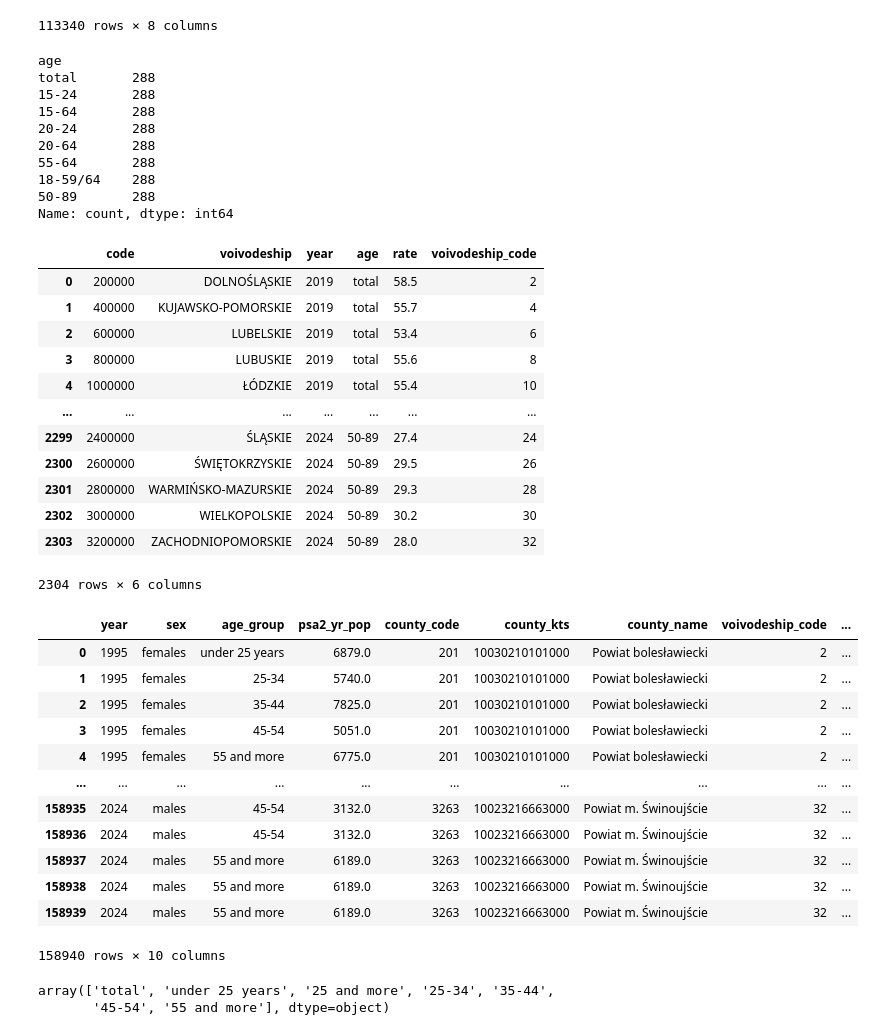
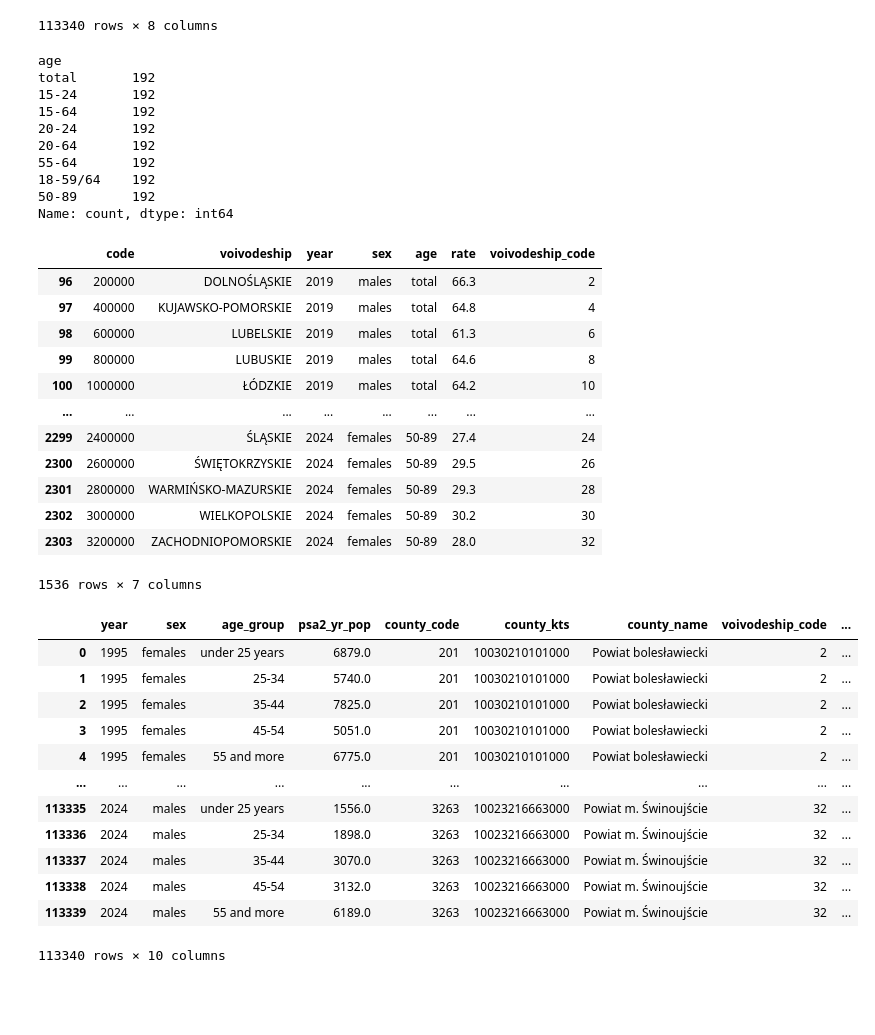
Before and after one commit to harrisonluff/Group_Project_Y3, a Jupyter notebook: notebooks/analysis/03_01_population_outcome.ipynb, the cells around one changed output. Saved outputs shown, nothing was run; the diff lists cells and outputs as text; code cells hidden in the pictures; blank space fills up the shorter version.

```diff
--- a/notebooks/analysis/03_01_population_outcome.ipynb
+++ b/notebooks/analysis/03_01_population_outcome.ipynb
@@ -1074,6 +1076,7 @@ psa_option4
 # %%
 p4437 = pd.read_csv(repo_root / "cleaned/03_01_outcome_data/lfs_vo_activity_rate_sex_age_p4437.csv", index_col=0)
 
+p4437 = p4437[~(p4437["sex"]=="total")]
 p4437["voivodeship_code"] = p4437["code"].apply(lambda x: int(str(x)[:-5]))
 
 p4437.age.value_counts()
@@ -1083,68 +1086,62 @@ p4437.age.value_counts()
 # Macth 50-89 to 55 and more
 # %% [output]
 age
-total       288
-15-24       288
-15-64       288
-20-24       288
-20-64       288
-55-64       288
-18-59/64    288
-50-89       288
+total       192
+15-24       192
+15-64       192
+20-24       192
+20-64       192
+55-64       192
+18-59/64    192
+50-89       192
 Name: count, dtype: int64
 # %%
 p4437
 # %% [output]
-|  | code | voivodeship | year | age | rate | voivodeship_code |
-| 0 | 200000 | DOLNOŚLĄSKIE | 2019 | total | 58.5 | 2 |
-| 1 | 400000 | KUJAWSKO-POMORSKIE | 2019 | total | 55.7 | 4 |
-| 2 | 600000 | LUBELSKIE | 2019 | total | 53.4 | 6 |
-| 3 | 800000 | LUBUSKIE | 2019 | total | 55.6 | 8 |
-| 4 | 1000000 | ŁÓDZKIE | 2019 | total | 55.4 | 10 |
-| ... | ... | ... | ... | ... | ... | ... |
-| 2299 | 2400000 | ŚLĄSKIE | 2024 | 50-89 | 27.4 | 24 |
-| 2300 | 2600000 | ŚWIĘTOKRZYSKIE | 2024 | 50-89 | 29.5 | 26 |
-| 2301 | 2800000 | WARMIŃSKO-MAZURSKIE | 2024 | 50-89 | 29.3 | 28 |
-| 2302 | 3000000 | WIELKOPOLSKIE | 2024 | 50-89 | 30.2 | 30 |
-| 2303 | 3200000 | ZACHODNIOPOMORSKIE | 2024 | 50-89 | 28.0 | 32 |
+|  | code | voivodeship | year | sex | age | rate | voivodeship_code |
+| 96 | 200000 | DOLNOŚLĄSKIE | 2019 | males | total | 66.3 | 2 |
+| 97 | 400000 | KUJAWSKO-POMORSKIE | 2019 | males | total | 64.8 | 4 |
+| 98 | 600000 | LUBELSKIE | 2019 | males | total | 61.3 | 6 |
+| 99 | 800000 | LUBUSKIE | 2019 | males | total | 64.6 | 8 |
+| 100 | 1000000 | ŁÓDZKIE | 2019 | males | total | 64.2 | 10 |
+| ... | ... | ... | ... | ... | ... | ... | ... |
+| 2299 | 2400000 | ŚLĄSKIE | 2024 | females | 50-89 | 27.4 | 24 |
+| 2300 | 2600000 | ŚWIĘTOKRZYSKIE | 2024 | females | 50-89 | 29.5 | 26 |
+| 2301 | 2800000 | WARMIŃSKO-MAZURSKIE | 2024 | females | 50-89 | 29.3 | 28 |
+| 2302 | 3000000 | WIELKOPOLSKIE | 2024 | females | 50-89 | 30.2 | 30 |
+| 2303 | 3200000 | ZACHODNIOPOMORSKIE | 2024 | females | 50-89 | 28.0 | 32 |
-2304 rows × 6 columns
+1536 rows × 7 columns
 # %%
 # Set up matching groups and merge
 p4437["matching_group"] = np.nan
 p4437.loc[(p4437["age"]=="15-24"), "matching_group"] = 0
 p4437.loc[(p4437["age"]=="20-64"), "matching_group"] = 1
 p4437.loc[(p4437["age"]=="50-89"), "matching_group"] = 2
 
 psa_option4["matching_group"] = np.nan
 psa_option4.loc[(psa_option4["age_group"]=="under 25 years"), "matching_group"] = 0
 psa_option4.loc[
     (psa_option4["age_group"].isin(["25-34", "35-44", "45-54"])), "matching_group"
 ] = 1
 psa_option4.loc[(psa_option4["age_group"]=="55 and more"), "matching_group"] = 2
 
 psa_option4 = psa_option4.merge(
-    p4437[["voivodeship_code", "year", "matching_group", "rate"]],
+    p4437[["voivodeship_code", "year", "sex", "matching_group", "rate"]],
     how="left",
-    on=["voivodeship_code", "year", "matching_group"]
+    on=["voivodeship_code", "year", "sex", "matching_group"]
 )
 psa_option4
 # %% [output]
 |  | year | sex | age_group | psa2_yr_pop | county_code | county_kts | county_name | voivodeship_code | ... |
 | 0 | 1995 | females | under 25 years | 6879.0 | 201 | 10030210101000 | Powiat bolesławiecki | 2 | ... |
 | 1 | 1995 | females | 25-34 | 5740.0 | 201 | 10030210101000 | Powiat bolesławiecki | 2 | ... |
 | 2 | 1995 | females | 35-44 | 7825.0 | 201 | 10030210101000 | Powiat bolesławiecki | 2 | ... |
 | 3 | 1995 | females | 45-54 | 5051.0 | 201 | 10030210101000 | Powiat bolesławiecki | 2 | ... |
 | 4 | 1995 | females | 55 and more | 6775.0 | 201 | 10030210101000 | Powiat bolesławiecki | 2 | ... |
 | ... | ... | ... | ... | ... | ... | ... | ... | ... | ... |
-| 158935 | 2024 | males | 45-54 | 3132.0 | 3263 | 10023216663000 | Powiat m. Świnoujście | 32 | ... |
-| 158936 | 2024 | males | 45-54 | 3132.0 | 3263 | 10023216663000 | Powiat m. Świnoujście | 32 | ... |
-| 158937 | 2024 | males | 55 and more | 6189.0 | 3263 | 10023216663000 | Powiat m. Świnoujście | 32 | ... |
-| 158938 | 2024 | males | 55 and more | 6189.0 | 3263 | 10023216663000 | Powiat m. Świnoujście | 32 | ... |
-| 158939 | 2024 | males | 55 and more | 6189.0 | 3263 | 10023216663000 | Powiat m. Świnoujście | 32 | ... |
+| 113335 | 2024 | males | under 25 years | 1556.0 | 3263 | 10023216663000 | Powiat m. Świnoujście | 32 | ... |
+| 113336 | 2024 | males | 25-34 | 1898.0 | 3263 | 10023216663000 | Powiat m. Świnoujście | 32 | ... |
+| 113337 | 2024 | males | 35-44 | 3070.0 | 3263 | 10023216663000 | Powiat m. Świnoujście | 32 | ... |
+| 113338 | 2024 | males | 45-54 | 3132.0 | 3263 | 10023216663000 | Powiat m. Świnoujście | 32 | ... |
+| 113339 | 2024 | males | 55 and more | 6189.0 | 3263 | 10023216663000 | Powiat m. Świnoujście | 32 | ... |
-158940 rows × 10 columns
+113340 rows × 10 columns
-# %%
-p1946 = pd.read_csv(repo_root / "cleaned/03_01_outcome_data/ru_sex_age_p1946.csv", index_col=0)
-p1946.age.unique()
-# %% [output]
-array(['total', 'under 25 years', '25 and more', '25-34', '35-44',
-       '45-54', '55 and more'], dtype=object)
```
Also changed, not shown: parts of 7 cells of this notebook.
